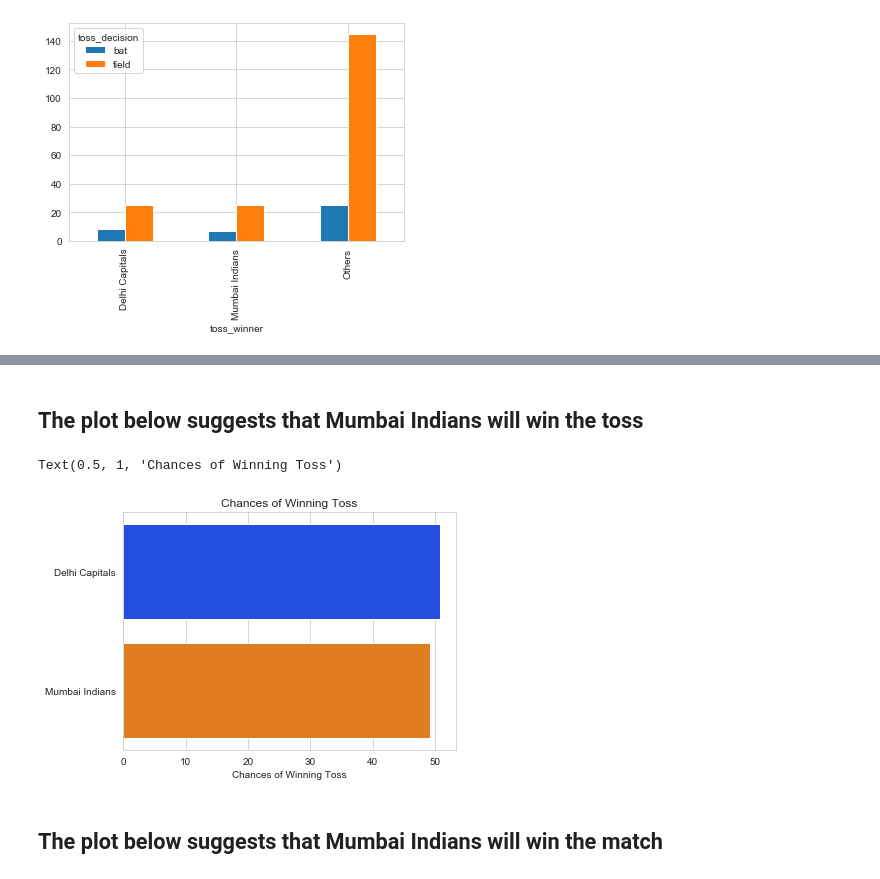
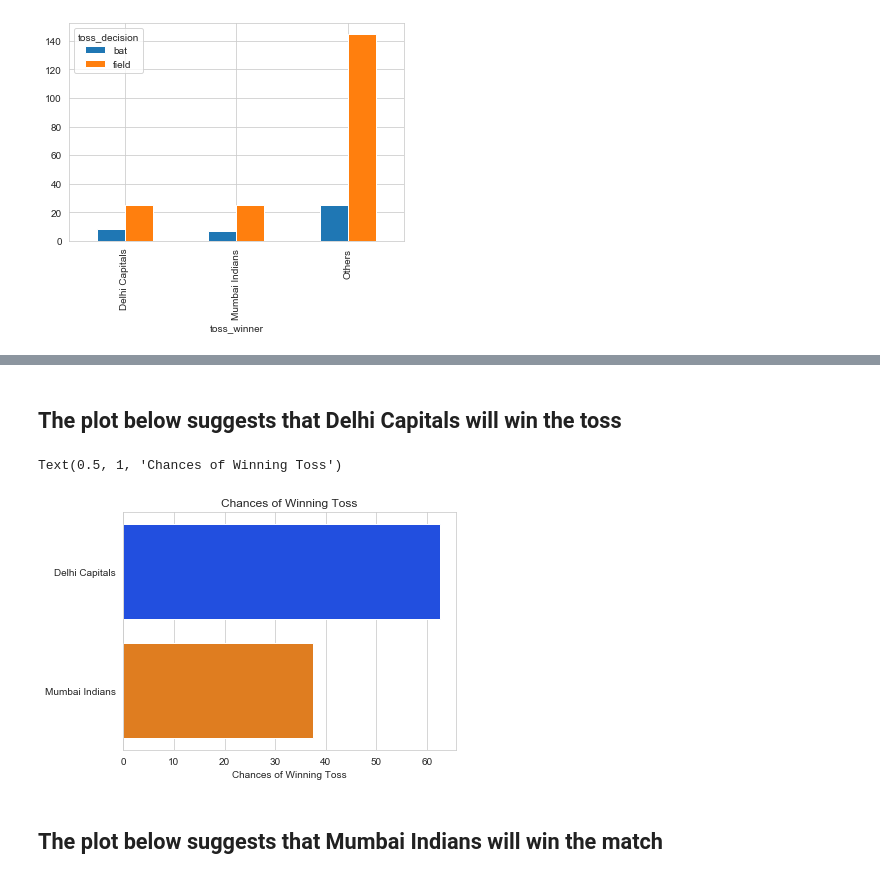
Before and after one commit to bhaskar-29/Widhya, a Jupyter notebook: 10 Oct.ipynb, the cells around one changed output, grey strips where cells are left out. Cells and saved outputs as stored; diff of their text form; code cells hidden in the pictures.

```diff
--- a/10 Oct.ipynb
+++ b/10 Oct.ipynb
@@ -111,11 +102,11 @@ pd.crosstab(matches1.toss_winner, matches1.toss_decision).plot(kind='bar')
 # %% [markdown]
-## The plot below suggests that Mumbai Indians will win the toss
+## The plot below suggests that Delhi Capitals will win the toss
 # %%
-toss_wins = pd.DataFrame(matches1['toss_winner'].value_counts()[1:])
+toss_wins = pd.DataFrame(today_match['toss_winner'].value_counts())
 toss_wins['Chances of Winning Toss'] = toss_wins['toss_winner']*100/sum(toss_wins['toss_winner'])
 sns.barplot(x=toss_wins['Chances of Winning Toss'], y=toss_wins.index, palette='bright')
 plt.tight_layout()
 plt.title('Chances of Winning Toss')
 # %% [output]
 Text(0.5, 1, 'Chances of Winning Toss')
-[figure, old version]
+[figure, new version]
```
Also changed, not shown: parts of 18 cells of this notebook.
